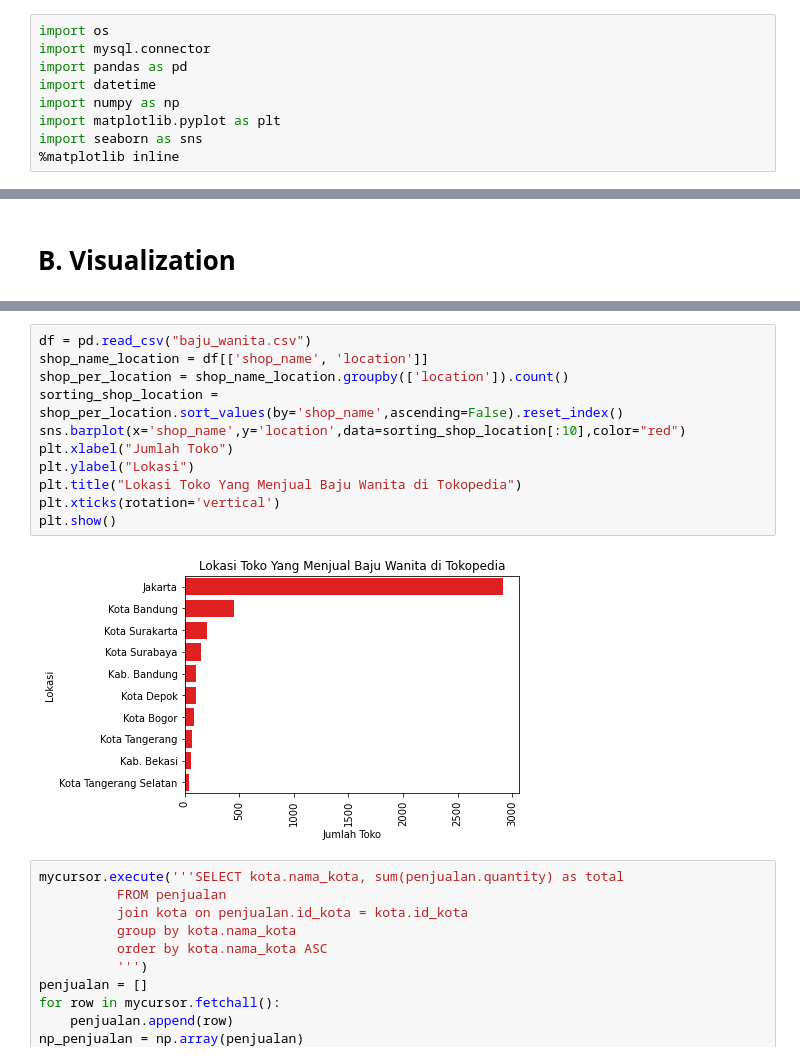
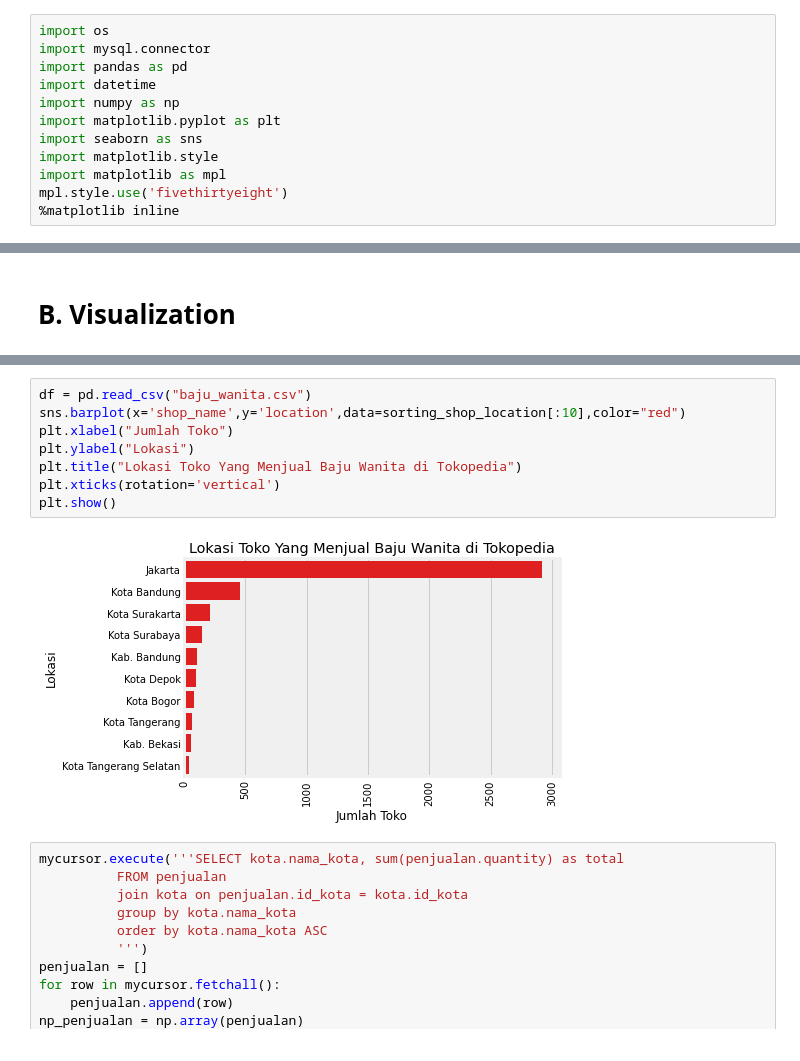
Before and after one commit to fadlanbhahreisy/data_science, a Jupyter notebook: TA-Datawarehouse/main.ipynb, the cells around one changed output, grey strips where cells are left out. Drawn from its saved outputs; the diff is of its cells as text.

```diff
--- a/TA-Datawarehouse/main.ipynb
+++ b/TA-Datawarehouse/main.ipynb
@@ -11,6 +11,9 @@ import datetime
 import numpy as np
 import matplotlib.pyplot as plt
 import seaborn as sns
+import matplotlib.style
+import matplotlib as mpl
+mpl.style.use('fivethirtyeight')
 %matplotlib inline
 # %% [markdown]
 # Desain Database
@@ -217,17 +220,14 @@ df
 | 3 | 2018 | 210614 |
 # %%
 df = pd.read_csv("baju_wanita.csv")
-shop_name_location = df[['shop_name', 'location']]
-shop_per_location = shop_name_location.groupby(['location']).count()
-sorting_shop_location = shop_per_location.sort_values(by='shop_name',ascending=False).reset_index()
 sns.barplot(x='shop_name',y='location',data=sorting_shop_location[:10],color="red")
 plt.xlabel("Jumlah Toko")
 plt.ylabel("Lokasi")
 plt.title("Lokasi Toko Yang Menjual Baju Wanita di Tokopedia")
 plt.xticks(rotation='vertical')
 plt.show()
 # %% [output]
-[figure, old version]
+[figure, new version]
 # %%
 mycursor.execute('''SELECT kota.nama_kota, sum(penjualan.quantity) as total
           FROM penjualan
```
Also changed, not shown: parts of 8 cells of this notebook.
